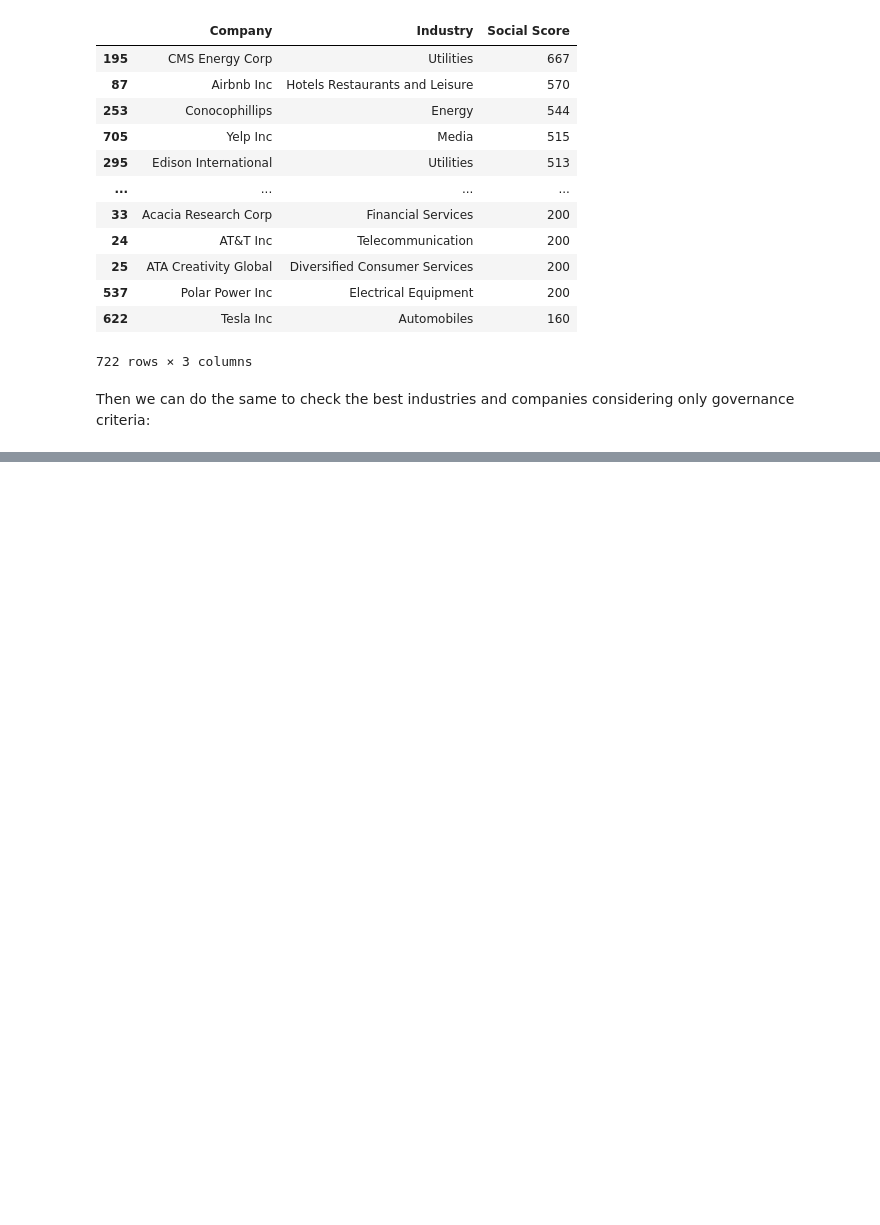
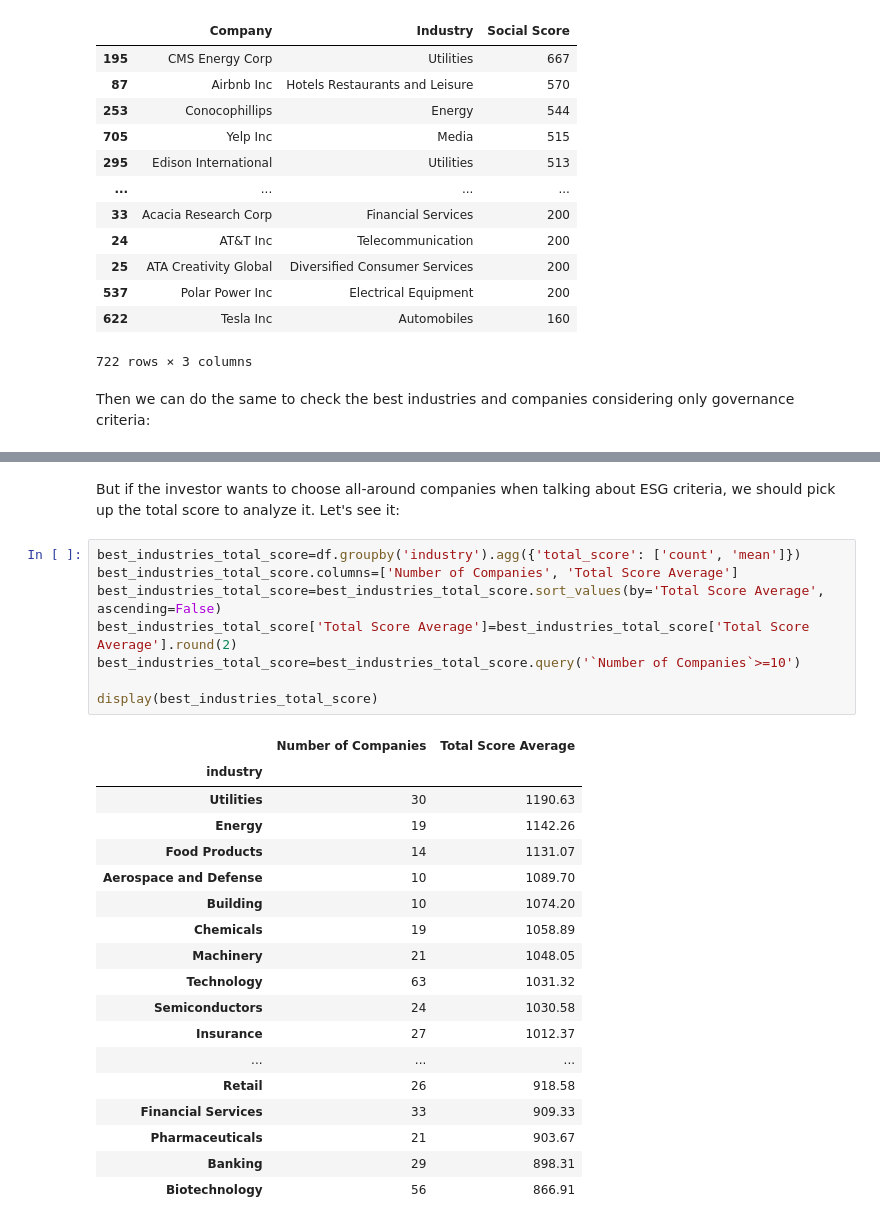
Before and after one commit to pedrocfontenele/Public-Company-ESG-Ratings-Datas, a Jupyter notebook: Untitled-1.ipynb, the cells around one changed output, grey strips where cells are left out. Saved outputs shown, nothing was run; the diff lists cells and outputs as text; blank space fills up the shorter version.

```diff
--- a/Untitled-1.ipynb
+++ b/Untitled-1.ipynb
@@ -205,3 +205,32 @@ display(best_companies_governance)
 | 361 | HP Inc | Technology | 200 |
 | 195 | CMS Energy Corp | Utilities | 75 |
 722 rows × 3 columns
+# %% [markdown]
+But if the investor wants to choose all-around companies when talking about ESG criteria, we should pick up the total score to analyze it. Let's see it:
+# %%
+best_industries_total_score=df.groupby('industry').agg({'total_score': ['count', 'mean']})
+best_industries_total_score.columns=['Number of Companies', 'Total Score Average']
+best_industries_total_score=best_industries_total_score.sort_values(by='Total Score Average', ascending=False)
+best_industries_total_score['Total Score Average']=best_industries_total_score['Total Score Average'].round(2)
+best_industries_total_score=best_industries_total_score.query('`Number of Companies`>=10')
+
+display(best_industries_total_score)
+# %% [output]
+|  | Number of Companies | Total Score Average |
+| industry |  |  |
+| Utilities | 30 | 1190.63 |
+| Energy | 19 | 1142.26 |
+| Food Products | 14 | 1131.07 |
+| Aerospace and Defense | 10 | 1089.70 |
+| Building | 10 | 1074.20 |
+| Chemicals | 19 | 1058.89 |
+| Machinery | 21 | 1048.05 |
+| Technology | 63 | 1031.32 |
+| Semiconductors | 24 | 1030.58 |
+| Insurance | 27 | 1012.37 |
+| ... | ... | ... |
+| Retail | 26 | 918.58 |
+| Financial Services | 33 | 909.33 |
+| Pharmaceuticals | 21 | 903.67 |
+| Banking | 29 | 898.31 |
+| Biotechnology | 56 | 866.91 |
```
Also changed, not shown: parts of 10 cells of this notebook.
